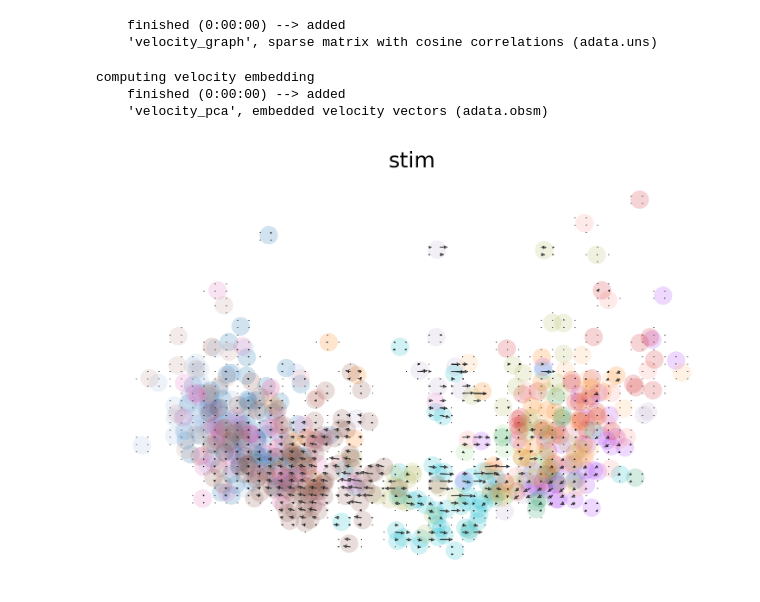
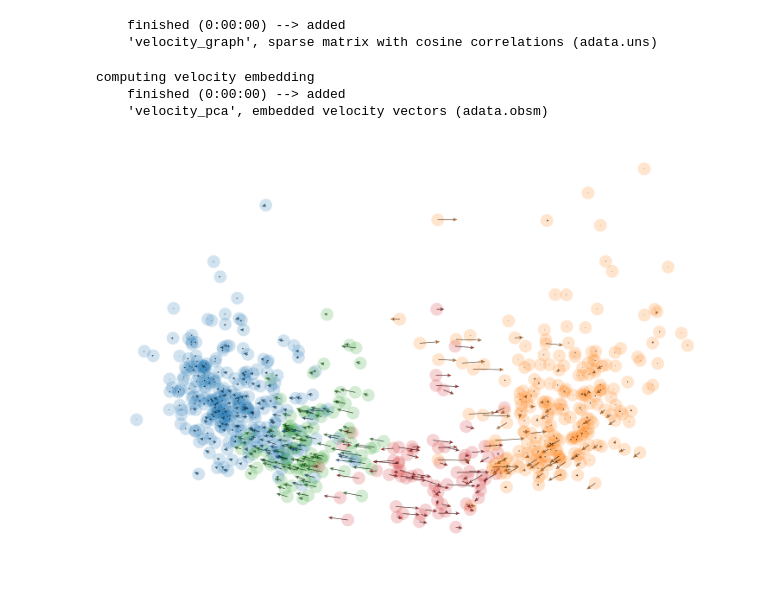
Before and after one commit to RuiyuRayWang/pituitary_inflammation, a Jupyter notebook: notebooks/scVelo_cort.ipynb, the cells around one changed output. Drawn from its saved outputs; the diff is of its cells as text; code cells hidden in the pictures.

```diff
--- a/notebooks/scVelo_cort.ipynb
+++ b/notebooks/scVelo_cort.ipynb
@@ -116,11 +78,14 @@ computing velocities
 computing velocity graph (using 1/48 cores)
     finished (0:00:00) --> added
     'velocity_graph', sparse matrix with cosine correlations (adata.uns)
-# %%
-scv.pl.velocity_embedding_grid(cort, basis='pca',color='stim')
-# %% [output]
-computing velocity embedding
-    finished (0:00:00) --> added
-    'velocity_pca', embedded velocity vectors (adata.obsm)
-[figure, removed]
+# %%
+scv.pl.velocity_embedding(
+    cort, basis='pca', color='leiden', title='',
+    size=200, arrow_size=1, legend_fontsize=20
+)
+# %% [output]
+computing velocity embedding
+    finished (0:00:00) --> added
+    'velocity_pca', embedded velocity vectors (adata.obsm)
+[figure, added]
 # %%
```
Also changed, not shown: parts of 20 cells of this notebook, 1 other file.
